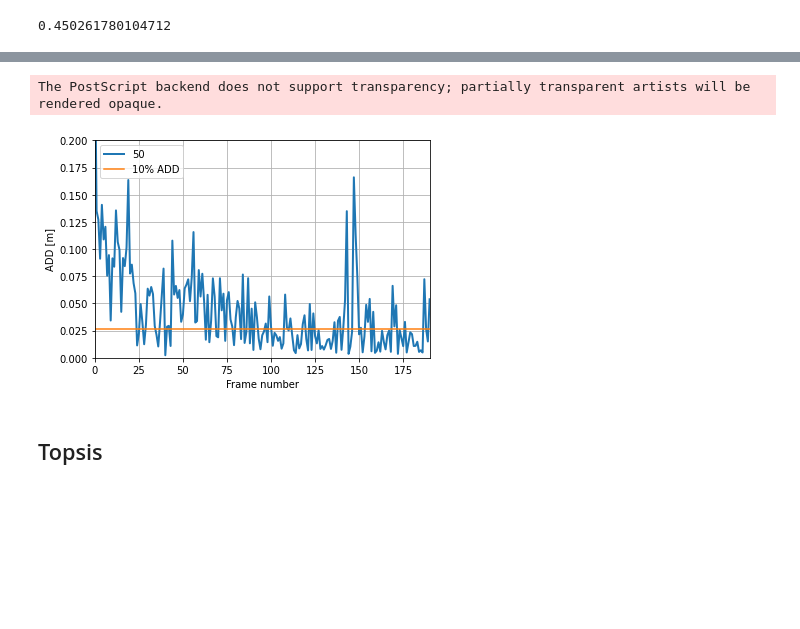
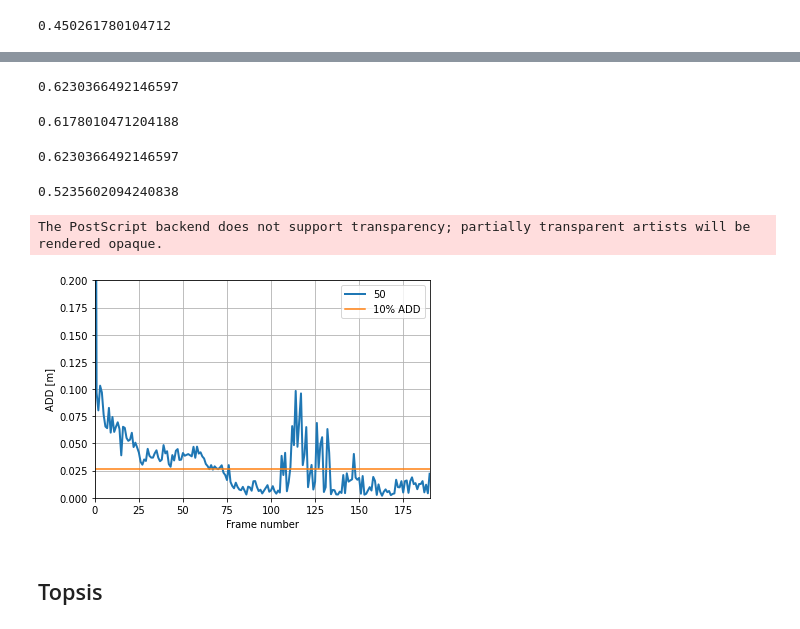
Before and after one commit to cziczer/uczenie-maszyn, a Jupyter notebook: lab7/Lab7.ipynb, the cells around one changed output, grey strips where cells are left out. Saved outputs shown, nothing was run; the diff lists cells and outputs as text; code cells hidden in the pictures; blank space fills up the shorter version.

```diff
--- a/lab7/Lab7.ipynb
+++ b/lab7/Lab7.ipynb
@@ -152,7 +154,7 @@ print(gt[50])
 [kwaternion(4elementy), translacja(3elementy)]
 # %%
 #funkcje do zamiany heatmap do x,y
-def get_ave_xy(hmi, n_points = 4, thresh=0):
+def get_ave_xy(hmi, n_points = 4, thresh=0, average=False):
     '''
     hmi      : heatmap np array of size (height,width)
     n_points : x,y coordinates corresponding to the top  densities to calculate average (x,y) coordinates
@@ -181,9 +183,14 @@ def get_ave_xy(hmi, n_points = 4, thresh=0):
         i0, i1, hsum = 0, 0, 0
         for ind in zip(topind[0],topind[1]):
             h  = hmi[ind[0],ind[1]]
-            hsum += h
-            i0   += ind[0]*h
-            i1   += ind[1]*h
+            if not average:
+                hsum += h
+                i0   += ind[0]*h
+                i1   += ind[1]*h
+            else:
+                hsum += 1
+                i0 += ind[0]
+                i1 += ind[1]
 
         i0 /= hsum
         i1 /= hsum
@@ -191,7 +198,7 @@ def get_ave_xy(hmi, n_points = 4, thresh=0):
         i0, i1 = -1, -1
     return([i1,i0])
 
-def transfer_xy_coord(hm, n_points = 64, thresh=0.2, center_of_mass=False):
+def transfer_xy_coord(hm, n_points = 64, thresh=0.2, average=False):
     '''
     hm : np.array of shape (height,width, n-heatmap)
 
@@ -206,13 +213,10 @@ def transfer_xy_coord(hm, n_points = 64, thresh=0.2, center_of_mass=False):
     est_xy = []
     for i in range(Nlandmark):
         hmi = hm[:,:,i]
-        if not center_of_mass:
-            est_xy.extend(get_ave_xy(hmi, n_points, thresh))
-        else:
-            est_xy.extend(ndimage.center_of_mass(hmi))
+        est_xy.extend(get_ave_xy(hmi, n_points, thresh, average))
     return(est_xy) ## (Nlandmark * 2,)
 
-def transfer_target(y_pred, thresh=0, n_points = 64, center_of_mass=False):
+def transfer_target(y_pred, thresh=0, n_points = 64, average=False):
     '''
     y_pred : np.array of the shape (N, height, width, Nlandmark)
 
@@ -221,7 +225,7 @@ def transfer_target(y_pred, thresh=0, n_points = 64, center_of_mass=False):
     y_pred_xy = []
     for i in range(y_pred.shape[0]):
         hm = y_pred[i]
-        y_pred_xy.append(transfer_xy_coord(hm,n_points, thresh, center_of_mass))
+        y_pred_xy.append(transfer_xy_coord(hm,n_points, thresh, average))
     return(np.array(y_pred_xy))
 # %%
 skip = 10
@@ -274,7 +278,7 @@ for i in range(len(seg_img_paths)//skip):
     pnp_results[i,:3] = rotation_vector.reshape((3))
     pnp_results[i,3:] = translation_vector.reshape((3))
 # %%
-def calculate_pnp(pnp='default', flag=cv2.SOLVEPNP_EPNP, keypoints_method='default'):
+def calculate_pnp(pnp='default', flag=cv2.SOLVEPNP_EPNP, n_points=24, average=False):
     skip = 10
     gt_skip = gt[::skip].copy()
     pnp_results = np.zeros((len(seg_img_paths)//skip,6))
@@ -293,16 +297,8 @@ def calculate_pnp(pnp='default', flag=cv2.SOLVEPNP_EPNP, keypoints_method='defau
         crop_param = np.load(crop_img_paths[i*skip])
 
         #zamiana heatmap na wspolrzedne x,y *****************************************************************************
-        n_points = 24
-        if keypoints_method == 'default_64':
-            n_points = 64
-        if keypoints_method == 'default_4':
-            n_points = 4
-        center_of_mass = False
-        if keypoints_method == 'center_of_mass':
-            center_of_mass = True
 
-        keypoints = transfer_target(y_pred,0,n_points, center_of_mass=center_of_mass)
+        keypoints = transfer_target(y_pred,0,n_points, average=average)
         keypoints = keypoints.reshape((9,2))
 
         tmp_model_points = []
@@ -499,16 +502,40 @@ print(add_proc)
+# %%
+# 100 points
+gt_skip, pnp_results = calculate_pnp(best_pnp, flag=best_flag, n_points=100)
+add_proc, add_all = count_add(gt_skip, pnp_results, add_metric)
+print(add_proc)
+# %% [output]
+0.6230366492146597
+# %%
+# 200 points
+gt_skip, pnp_results = calculate_pnp(best_pnp, flag=best_flag, n_points=200)
+add_proc, add_all = count_add(gt_skip, pnp_results, add_metric)
+print(add_proc)
+# %% [output]
+0.6178010471204188
 # %%
-# # center of mass
-# gt_skip, pnp_results = calculate_pnp(best_pnp, flag=best_flag, keypoints_method='center_of_mass')
-# add_proc, add_all = count_add(gt_skip, pnp_results, add_metric)
-# print(add_proc)
+# average instead weighted average - 100 points
+gt_skip, pnp_results = calculate_pnp(best_pnp, flag=best_flag, n_points=100, average=True)
+add_proc, add_all = count_add(gt_skip, pnp_results, add_metric)
+print(add_proc)
+# %% [output]
+0.6230366492146597
+# %%
+# average instead weighted average - 200 points
+gt_skip, pnp_results = calculate_pnp(best_pnp, flag=best_flag, n_points=200, average=True)
+add_proc, add_all = count_add(gt_skip, pnp_results, add_metric)
+print(add_proc)
+# %% [output]
+0.5235602094240838
 # %%
-best_keypoints_method = 'default_64'
+best_n_points = 100
+best_average = False
 
-gt_skip, pnp_results = calculate_pnp(best_pnp, flag=best_flag, keypoints_method=best_keypoints_method)
+gt_skip, pnp_results = calculate_pnp(best_pnp, flag=best_flag, n_points=best_n_points, average=best_average)
 plot_pnp_results_quality(pnp_results)
 # %% [output]
 The PostScript backend does not support transparency; partially transparent artists will be rendered opaque.
-[figure, old version]
+[figure, new version]
 # %% [markdown]
 ## Topsis
 # %%
```
Also changed, not shown: parts of 11 cells of this notebook, 2 other files.
